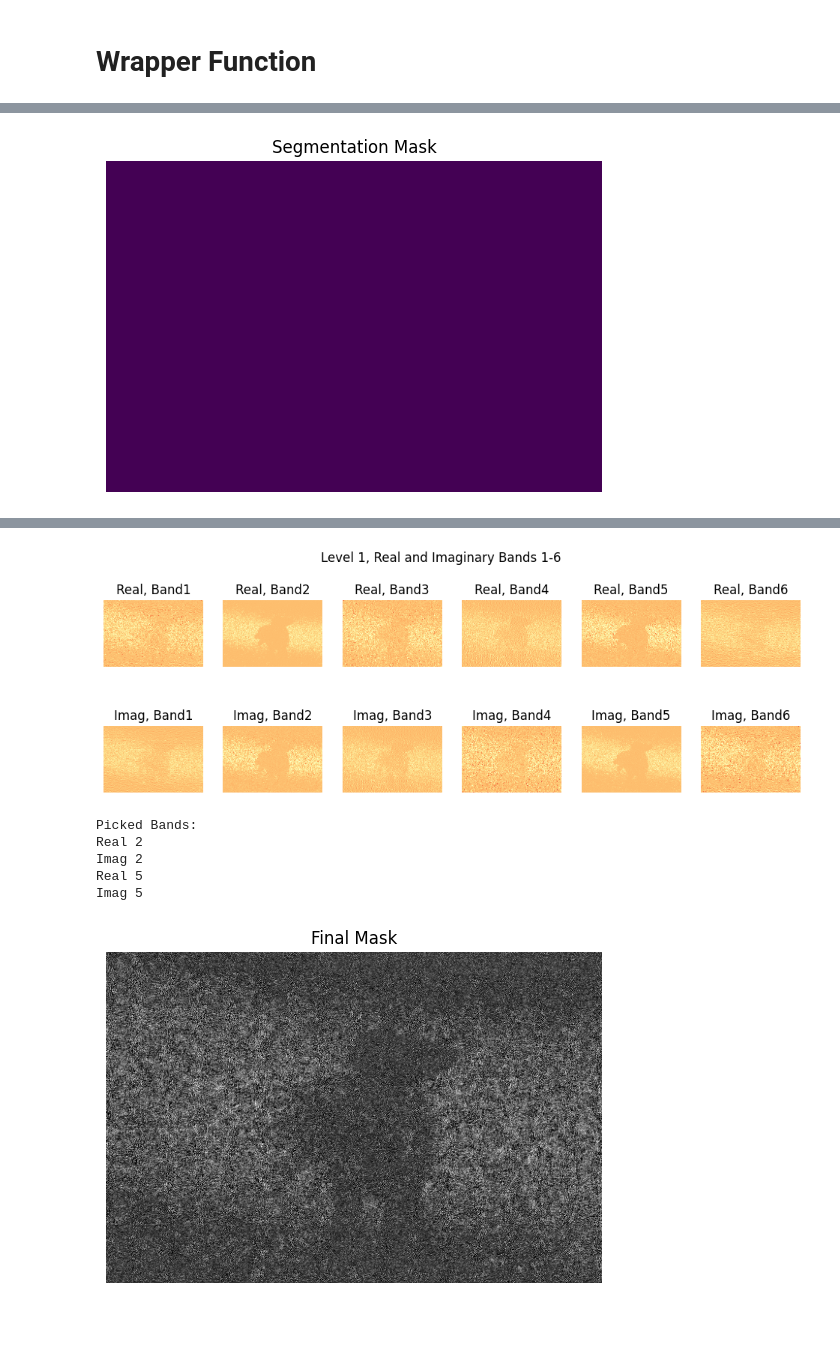
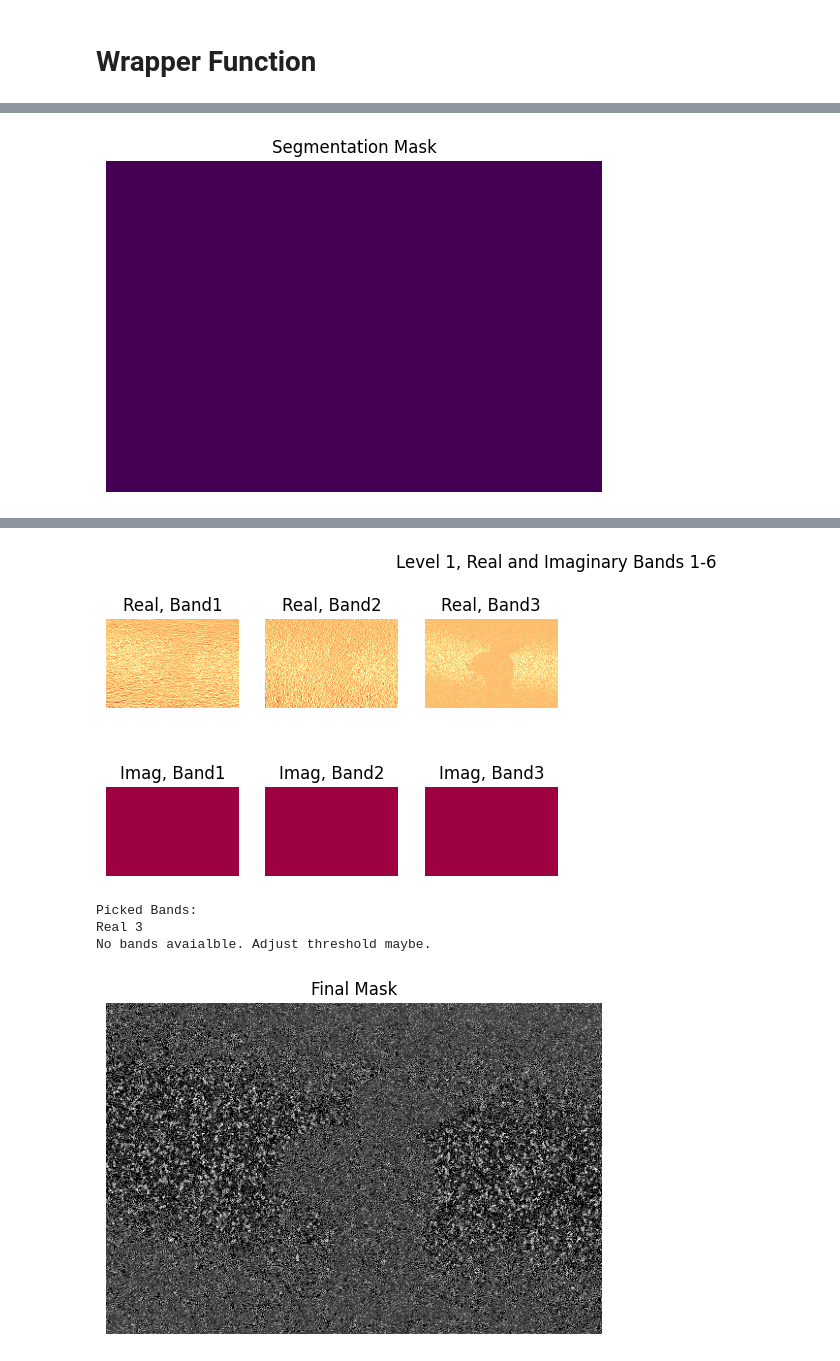
Before and after one commit to GSNikhil/inpainting-detection, a Jupyter notebook: code.ipynb, the cells around one changed output, grey strips where cells are left out. Saved outputs shown, nothing was run; the diff lists cells and outputs as text; code cells hidden in the pictures; blank space fills up the shorter version.

Commit message:
add support for all wavelets suppoted in PyWavelets

```diff
--- a/code.ipynb
+++ b/code.ipynb
@@ -216,10 +222,26 @@ def wavelet_dtcwt(img):
     # Perform the DTCWT on the image with only 1 level
     coeffs = transform.forward(img, nlevels=1)
     return coeffs.highpasses[0]
+# %%
+def wavelet_general(img, wavelet_type='haar'):
+
+    if wavelet_type == 'dtcwt':
+        return wavelet_dtcwt(img)
+
+    LL, (LH, HL, HH) = pywt.dwt2(img, wavelet_type)
+    print(LH.shape)
+    H, W = LH.shape
+
+    coeffs = np.zeros((H, W, 3))
+    coeffs[:, :, 0] = LH
+    coeffs[:, :, 1] = HL
+    coeffs[:, :, 2] = HH
+
+    return coeffs
 # %% [markdown]
 # Noise Models
 # %%
-def zero_noise(img):
+def noise_zero(img):
     return np.zeros_like(img)
 # %% [markdown]
 # Filtering
@@ -244,6 +266,10 @@ def median_modified_wiener_filter(band, kernel_size=3, noise_variance=0.1):
     return wiener_filtered
 # %%
 def get_mask_from_releavant_bands(bands, kernel_size):
+    if len(bands) == 0:
+        print("No bands avaialble. Adjust threshold maybe.")
+        return 0
+
     final_mask = np.zeros_like(bands[0])
     for band in bands:
         band = band.astype(np.float32)
@@ -273,7 +299,7 @@ def get_mask_from_releavant_bands(bands, kernel_size):
 # %% [markdown]
 # Wrapper Function
 # %%
-def detect_inpainting(file_path, wavelet_func, noise_func, patch_size=16, var_threshold=0.005, kernel_size=3):
+def detect_inpainting(file_path, wavelet_type, noise_func, patch_size=16, var_threshold=0.005, kernel_size=3):
     # Read Image
     img = read_img(file_path)
 
@@ -298,11 +324,11 @@ def detect_inpainting(file_path, wavelet_func, noise_func, patch_size=16, var_th
     gray_img += noise
 
     # DTCWT on grayscale image
-    wavelet_coeffs = wavelet_func(gray_img)
+    wavelet_coeffs = wavelet_general(gray_img, wavelet_type=wavelet_type)
     ##########################
-    # IMPORTANT: wavelet_coeffs has to of the shape [H/2, W/2, bands = 6]
+    # IMPORTANT: wavelet_coeffs has to of the shape [H/2, W/2, bands]
     ##########################
-    assert wavelet_coeffs.shape == ((H+1)//2, (W+1)//2, 6), f"wavelet_coeffs is of shape: {wavelet_coeffs.shape}, but it's supposed to be {((H+1)//2, (W+1)//2, 6)}"
+    # assert wavelet_coeffs.shape == ((H+1)//2, (W+1)//2, 6), f"wavelet_coeffs is of shape: {wavelet_coeffs.shape}, but it's supposed to be {((H+1)//2, (W+1)//2, 6)}"
 
     # Normalize
     real_coeffs, imag_coeffs = normalize_coeffs(wavelet_coeffs)
@@ -340,7 +366,7 @@ def detect_inpainting(file_path, wavelet_func, noise_func, patch_size=16, var_th
     plt.title("Final Mask")
     plt.show()
 # %%
-detect_inpainting(file_path="../img1.jpg", wavelet_func=wavelet_dtcwt, noise_func=zero_noise, kernel_size=5)
+detect_inpainting(file_path="../img1.jpg", wavelet_type='haar', noise_func=noise_zero, kernel_size=3, patch_size=32, var_threshold=0.003)
 # %% [output]
 [figure]
 Image Shape  (683, 1024, 3)
@@ -350,7 +375,5 @@ WARNING:root:The bottom row has been duplicated, prior to decomposition.
-[figure, old version]
+[figure, new version]
 Picked Bands:
-Real 2
-Imag 2
-Real 5
-Imag 5
+Real 3
+No bands avaialble. Adjust threshold maybe.
-[figure, old version]
+[figure, new version]
```
Also changed, not shown: parts of 3 cells of this notebook.
